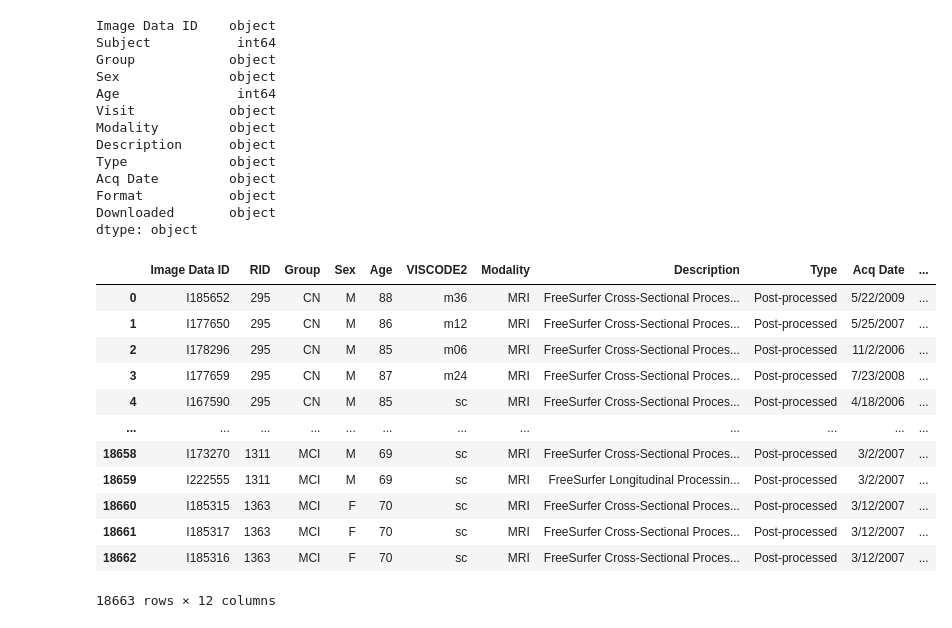
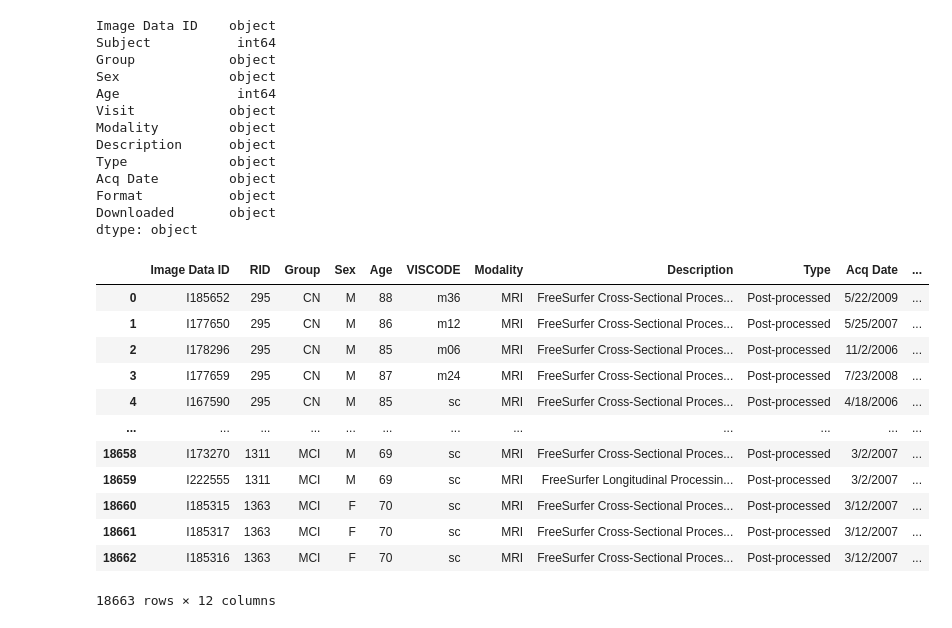
Before and after one commit to DCAN-Labs/lifespan_seg_model_data, a Jupyter notebook: adni_for_lss.ipynb, the cells around one changed output. Drawn from its saved outputs; the diff is of its cells as text; code cells hidden in the pictures.

```diff
--- a/adni_for_lss.ipynb
+++ b/adni_for_lss.ipynb
@@ -71,10 +108,10 @@ Downloaded       object
 dtype: object
 # %%
 # rename Subject column to RID and Visit column to VISCODE2
-freesurfer = freesurfer.rename(columns={'Subject':'RID', 'Visit':'VISCODE2'})
+freesurfer = freesurfer.rename(columns={'Subject':'RID', 'Visit':'VISCODE'})
 freesurfer
 # %% [output]
-|  | Image Data ID | RID | Group | Sex | Age | VISCODE2 | Modality | Description | Type | Acq Date | ... |
+|  | Image Data ID | RID | Group | Sex | Age | VISCODE | Modality | Description | Type | Acq Date | ... |
 | 0 | I185652 | 295 | CN | M | 88 | m36 | MRI | FreeSurfer Cross-Sectional Proces... | Post-processed | 5/22/2009 | ... |
 | 1 | I177650 | 295 | CN | M | 86 | m12 | MRI | FreeSurfer Cross-Sectional Proces... | Post-processed | 5/25/2007 | ... |
 | 2 | I178296 | 295 | CN | M | 85 | m06 | MRI | FreeSurfer Cross-Sectional Proces... | Post-processed | 11/2/2006 | ... |
```
Also changed, not shown: parts of 7 cells of this notebook.
